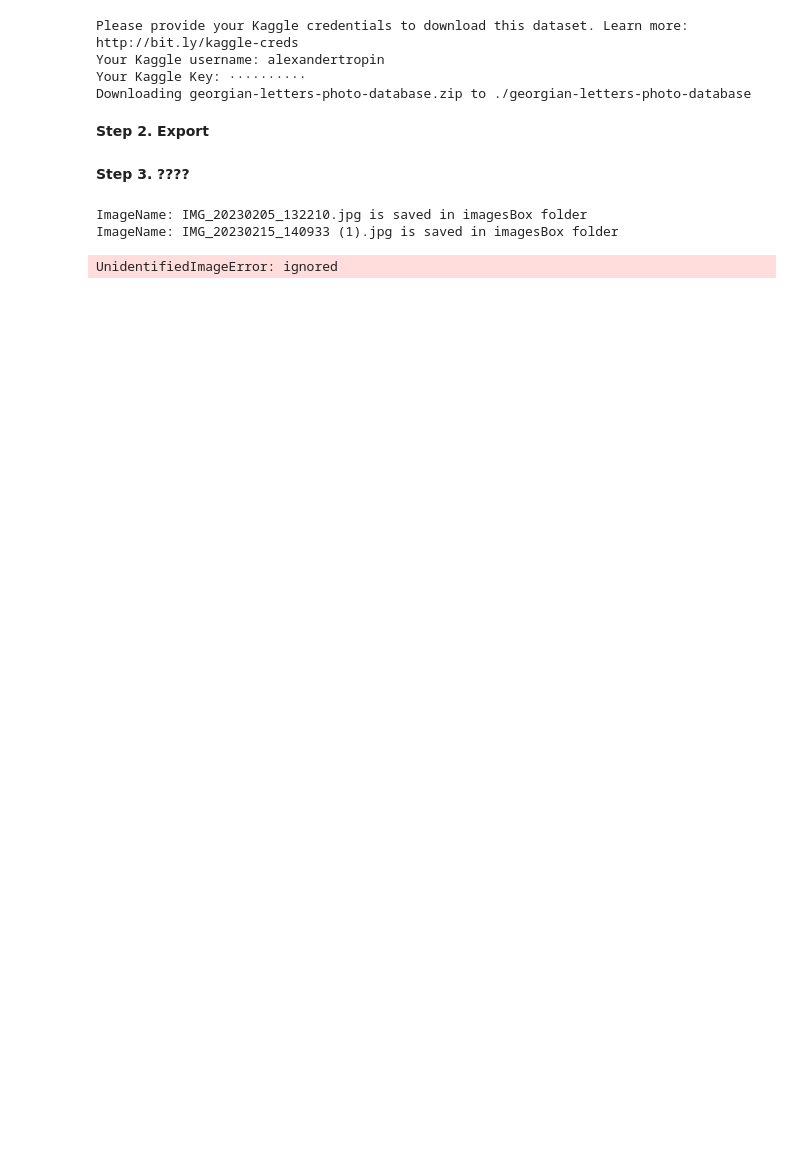
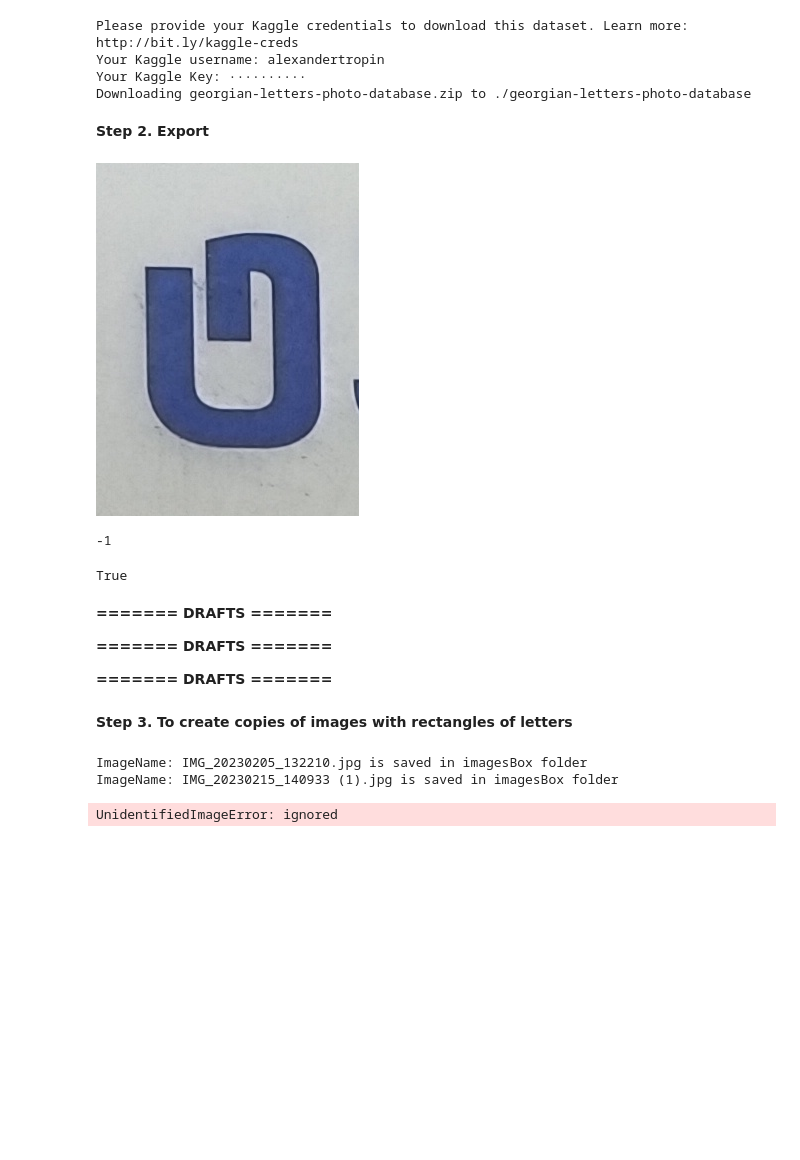
Before and after one commit to am-tropin/georgian-letters, a Jupyter notebook: Georgian_letters_recognition_TF.ipynb, the cells around one changed output. Cells and saved outputs as stored; diff of their text form; code cells hidden in the pictures; blank space fills up the shorter version.

Commit message:
from Colaboratory

```diff
--- a/Georgian_letters_recognition_TF.ipynb
+++ b/Georgian_letters_recognition_TF.ipynb
@@ -103,5 +112,19 @@ for file in annotations:
 data = pd.DataFrame(df, columns=['filename', 'letter_name', 'xmin', 'xmax', 'ymin', 'ymax'])
 
 data[['filename', 'letter_name', 'xmin', 'xmax', 'ymin', 'ymax']].to_csv('test.csv', index=False)
-# %% [markdown]
-**Step 3. ????**
+# %%
+import cv2
+from google.colab.patches import cv2_imshow
+
+img = cv2.imread("georgian-letters-photo-database/IMG_20230213_212214.jpg")
+crop_img = img[1167:1520, 578:841]
+# cv2.imshow("cropped", crop_img)
+# cv2.imshow() is disabled in Colab, because it causes Jupyter sessions
+# to crash; see https://github.com/jupyter/notebook/issues/3935.
+# As a substitution, consider using
+#   from google.colab.patches import cv2_imshow
+cv2_imshow(crop_img)
+cv2.waitKey(0)
+# %% [output]
+[figure, added]
+-1
@@ -107,0 +133,4 @@ data[['filename', 'letter_name', 'xmin', 'xmax', 'ymin', 'ymax']].to_csv('test.c
+# %%
+cv2.imwrite('croped_images/crop_img.jpg', crop_img)
+# %% [output]
+True
@@ -108,3 +156,11 @@ data[['filename', 'letter_name', 'xmin', 'xmax', 'ymin', 'ymax']].to_csv('test.c
+# %% [markdown]
+**======= DRAFTS =======**
+
+**======= DRAFTS =======**
+
+**======= DRAFTS =======**
+# %% [markdown]
+**Step 3. To create copies of images with rectangles of letters**
 # %%
 import pandas as pd
 import matplotlib.pyplot as plt
```
Also changed, not shown: parts of 8 cells of this notebook.
